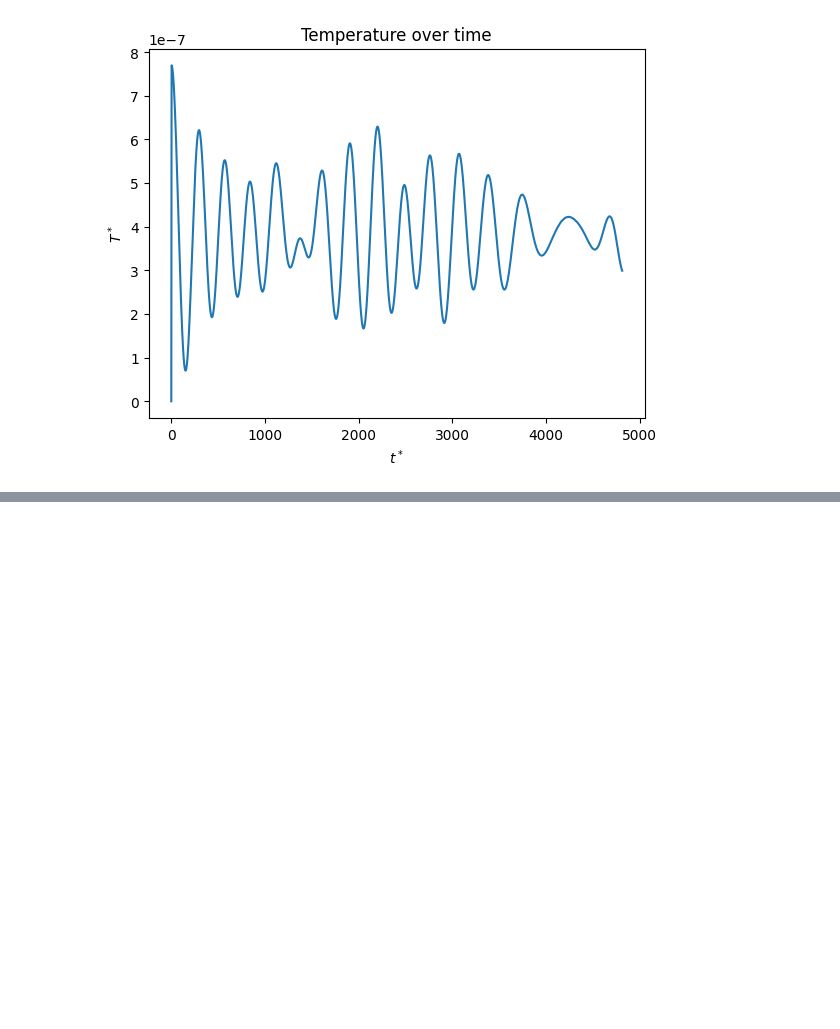
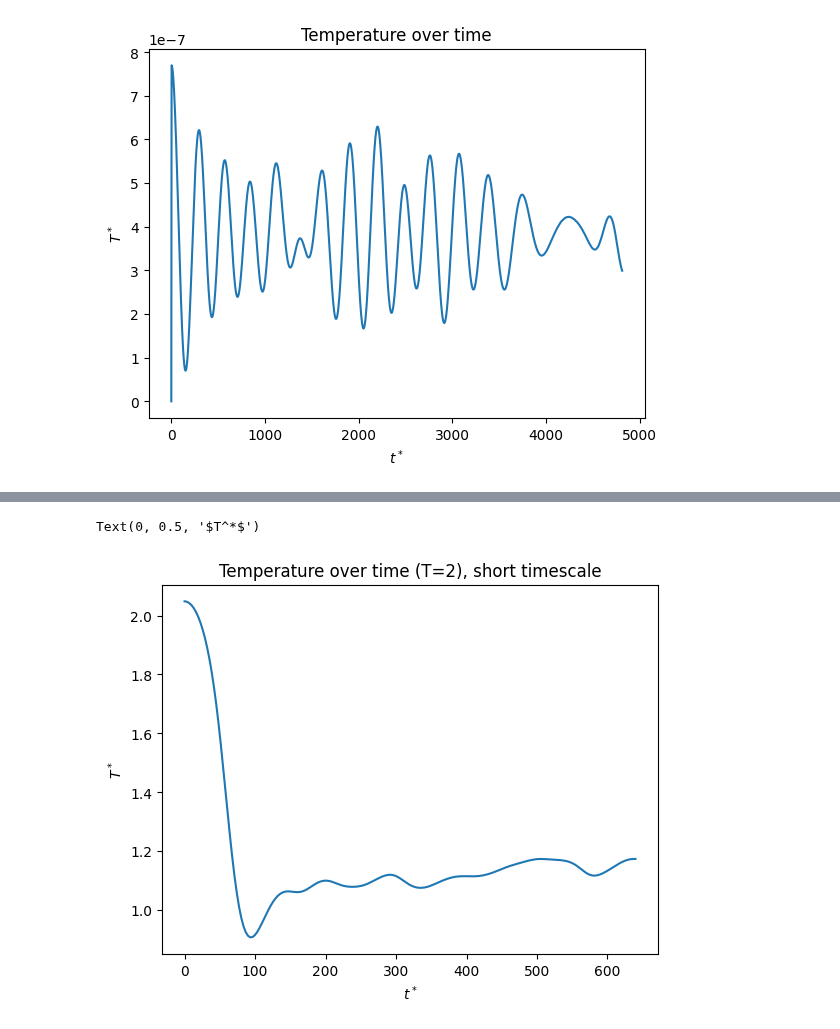
Before and after one commit to corinnawegner/Computational-physics, a Jupyter notebook: Project 3/Problem 1.ipynb, the cells around one changed output, grey strips where cells are left out. Cells and saved outputs as stored; diff of their text form; code cells hidden in the pictures; blank space fills up the shorter version.

```diff
--- a/Project 3/Problem 1.ipynb
+++ b/Project 3/Problem 1.ipynb
@@ -186,0 +201,8 @@ Text(0, 0.5, '$T^*$')
+# %%
+plt.plot(tp*np.arange(v_total_2_reshaped.shape[0])[:200], T_total[:200])
+plt.title("Temperature over time (T=2), short timescale")
+plt.xlabel("$t^*$")
+plt.ylabel("$T^*$")
+# %% [output]
+Text(0, 0.5, '$T^*$')
+[figure, added]
```
Also changed, not shown: parts of 4 cells of this notebook.
